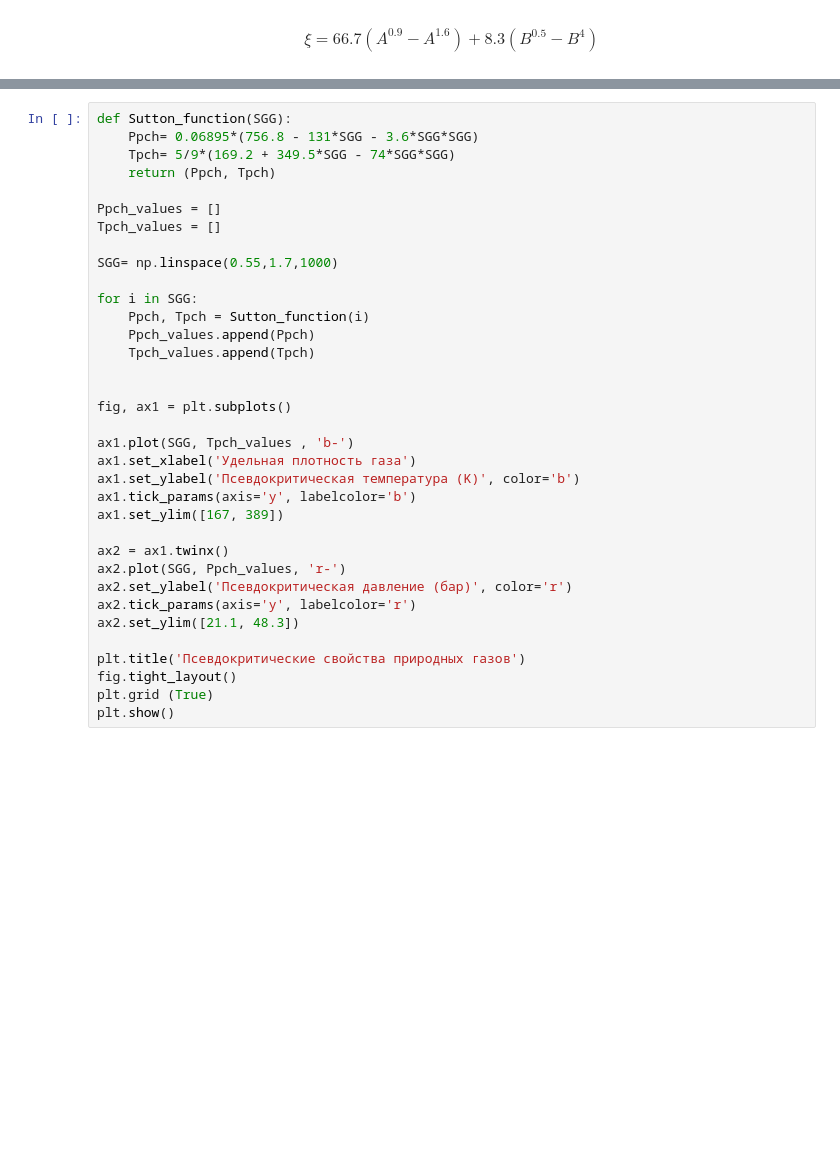
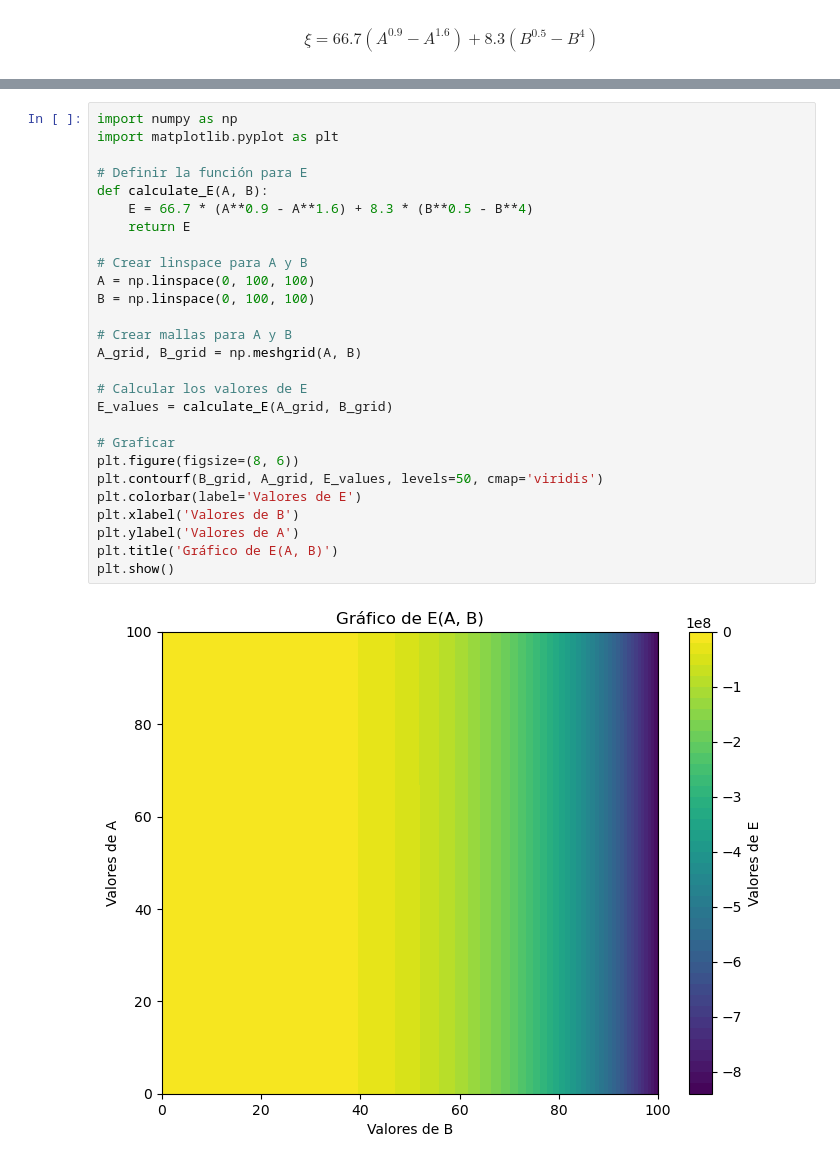
Before and after one commit to edisonc57/Inzhiniring-gazovykh-rezervuarov, a Jupyter notebook: Глава 01 - Свойства природных газов/блокнот/Examples.ipynb, the cells around one changed output, grey strips where cells are left out. Cells and saved outputs as stored; diff of their text form; blank space fills up the shorter version.

```diff
--- a/Глава 01 - Свойства природных газов/блокнот/Examples.ipynb
+++ b/Глава 01 - Свойства природных газов/блокнот/Examples.ipynb
@@ -579,35 +581,29 @@ contentCO2 = []
-# %%
-def Sutton_function(SGG):
-    Ppch= 0.06895*(756.8 - 131*SGG - 3.6*SGG*SGG)
-    Tpch= 5/9*(169.2 + 349.5*SGG - 74*SGG*SGG)
-    return (Ppch, Tpch)
-
-Ppch_values = []
-Tpch_values = []
-
-SGG= np.linspace(0.55,1.7,1000)
-
-for i in SGG:
-    Ppch, Tpch = Sutton_function(i)
-    Ppch_values.append(Ppch)
-    Tpch_values.append(Tpch)
-
-
-fig, ax1 = plt.subplots()
-
-ax1.plot(SGG, Tpch_values , 'b-')
-ax1.set_xlabel('Удельная плотность газа')
-ax1.set_ylabel('Псевдокритическая температура (K)', color='b')
-ax1.tick_params(axis='y', labelcolor='b')
-ax1.set_ylim([167, 389])
-
-ax2 = ax1.twinx()
-ax2.plot(SGG, Ppch_values, 'r-')
-ax2.set_ylabel('Псевдокритическая давление (бар)', color='r')
-ax2.tick_params(axis='y', labelcolor='r')
-ax2.set_ylim([21.1, 48.3])
-
-plt.title('Псевдокритические свойства природных газов')
-fig.tight_layout()
-plt.grid (True)
-plt.show()
+# %%
+import numpy as np
+import matplotlib.pyplot as plt
+
+# Definir la función para E
+def calculate_E(A, B):
+    E = 66.7 * (A**0.9 - A**1.6) + 8.3 * (B**0.5 - B**4)
+    return E
+
+# Crear linspace para A y B
+A = np.linspace(0, 100, 100)
+B = np.linspace(0, 100, 100)
+
+# Crear mallas para A y B
+A_grid, B_grid = np.meshgrid(A, B)
+
+# Calcular los valores de E
+E_values = calculate_E(A_grid, B_grid)
+
+# Graficar
+plt.figure(figsize=(8, 6))
+plt.contourf(B_grid, A_grid, E_values, levels=50, cmap='viridis')
+plt.colorbar(label='Valores de E')
+plt.xlabel('Valores de B')
+plt.ylabel('Valores de A')
+plt.title('Gráfico de E(A, B)')
+plt.show()
+# %% [output]
+[figure, added]
```
Also changed, not shown: parts of 4 cells of this notebook.
